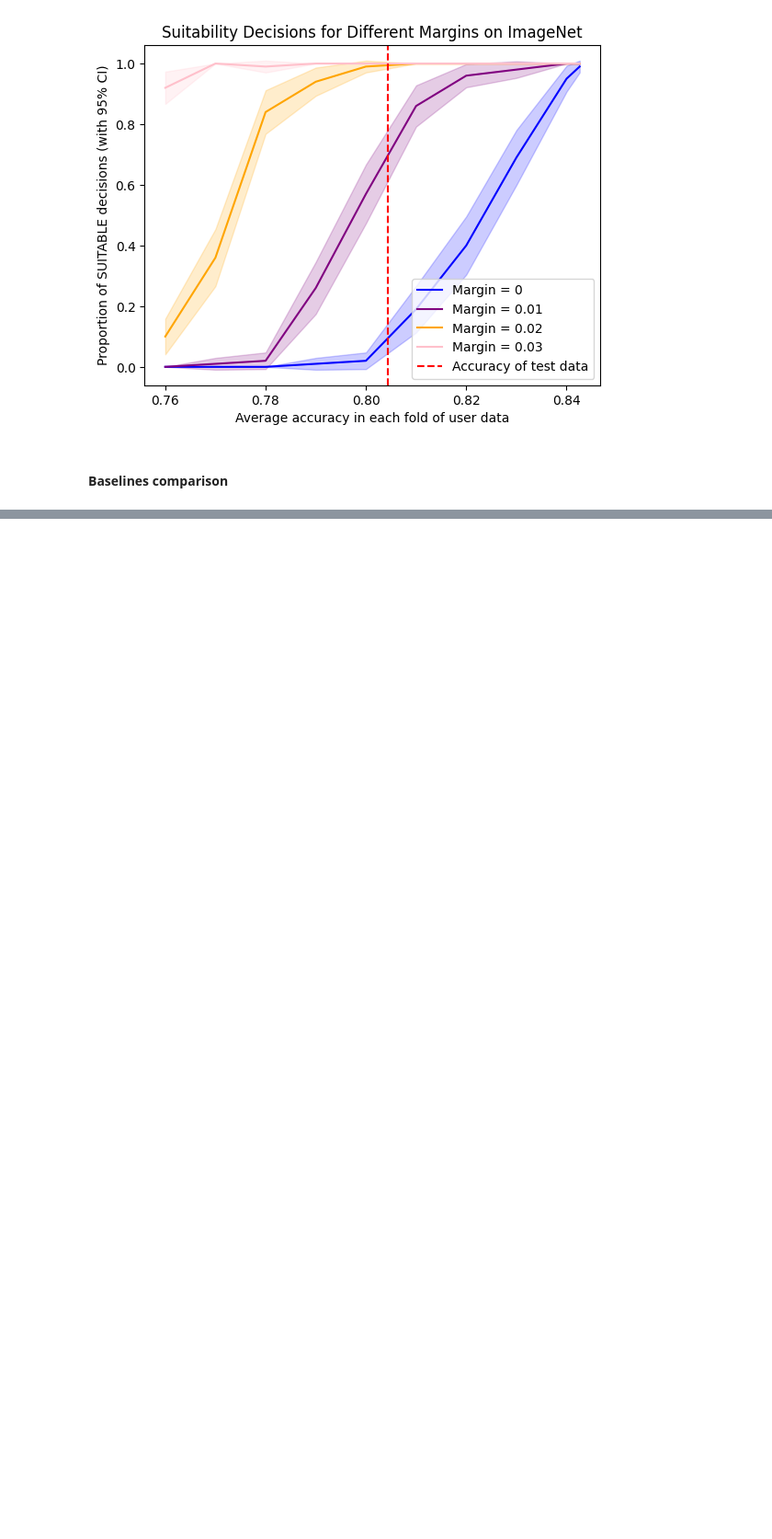
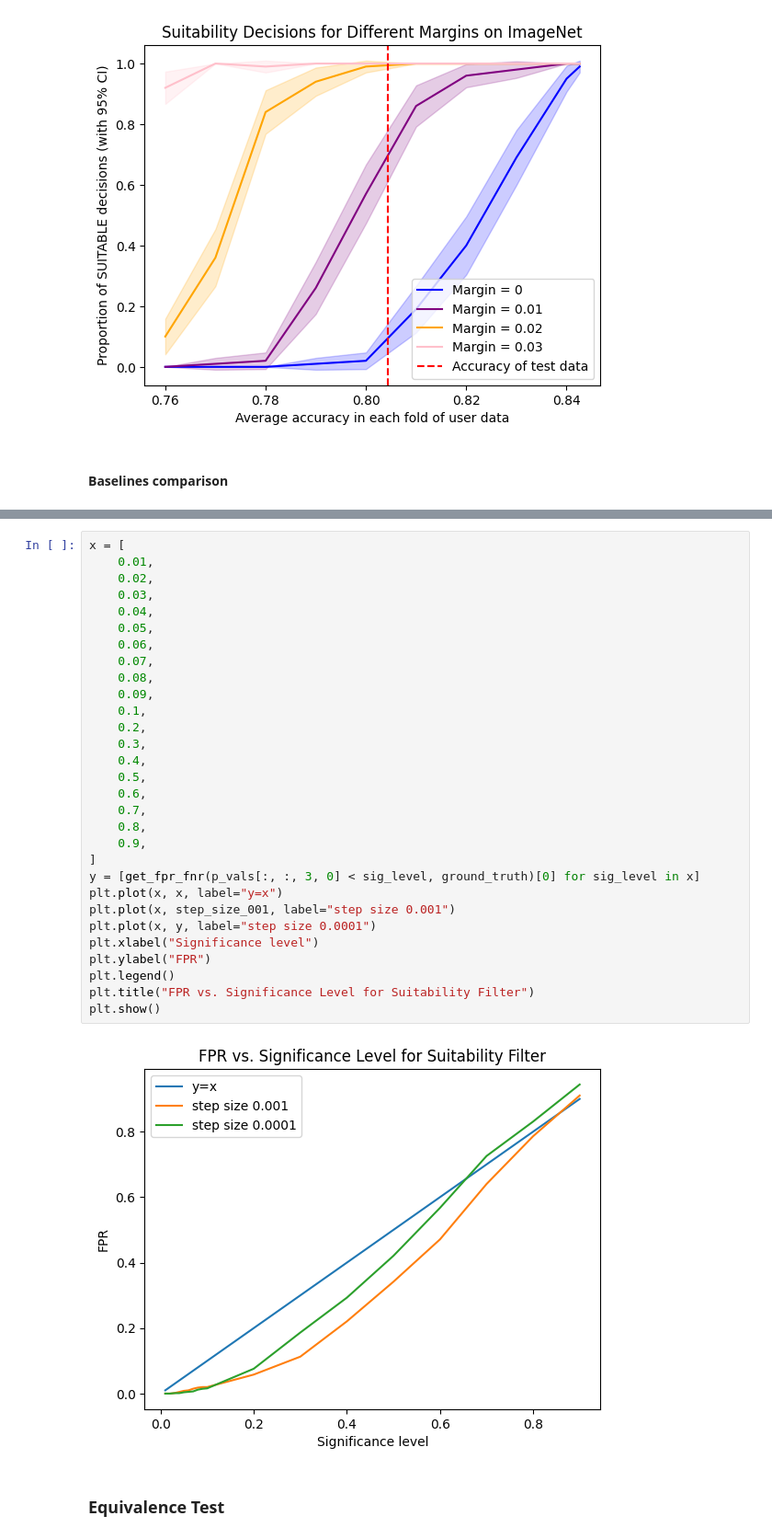
Before and after one commit to cleverhans-lab/suitability, a Jupyter notebook: experiments_inet.ipynb, the cells around one changed output, grey strips where cells are left out. Shown at 92% size. Drawn from its saved outputs; the diff is of its cells as text; blank space fills up the shorter version.

```diff
--- a/experiments_inet.ipynb
+++ b/experiments_inet.ipynb
@@ -487,0 +1016,34 @@ for j in range(num_random_tries):
+# %%
+x = [
+    0.01,
+    0.02,
+    0.03,
+    0.04,
+    0.05,
+    0.06,
+    0.07,
+    0.08,
+    0.09,
+    0.1,
+    0.2,
+    0.3,
+    0.4,
+    0.5,
+    0.6,
+    0.7,
+    0.8,
+    0.9,
+]
+y = [get_fpr_fnr(p_vals[:, :, 3, 0] < sig_level, ground_truth)[0] for sig_level in x]
+plt.plot(x, x, label="y=x")
+plt.plot(x, step_size_001, label="step size 0.001")
+plt.plot(x, y, label="step size 0.0001")
+plt.xlabel("Significance level")
+plt.ylabel("FPR")
+plt.legend()
+plt.title("FPR vs. Significance Level for Suitability Filter")
+plt.show()
+# %% [output]
+[figure, added]
+# %% [markdown]
+### Equivalence Test
```
Also changed, not shown: parts of 27 cells of this notebook.
